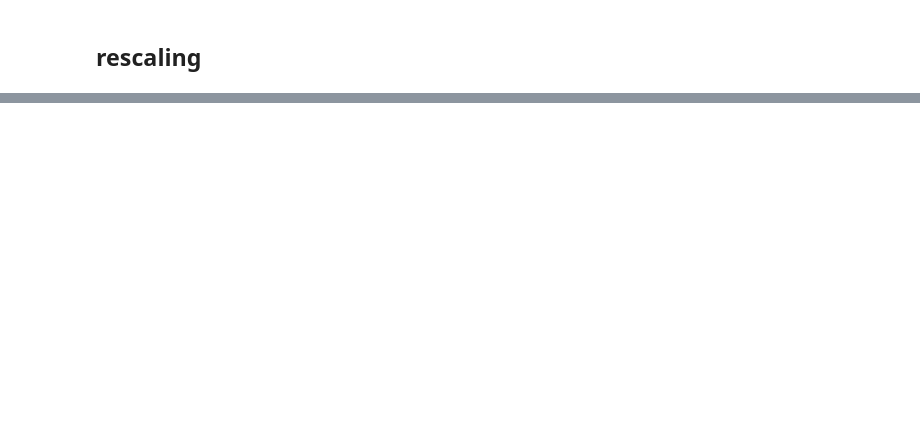
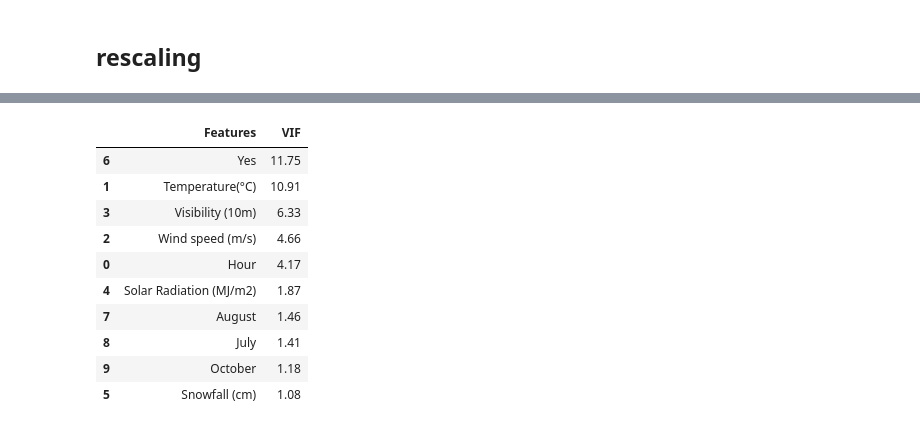
Before and after one commit to Arch0/bike-sharing, a Jupyter notebook: Bike_Sharing_Demand_Prediction_Capstone_Project.ipynb, the cells around one changed output, grey strips where cells are left out. Cells and saved outputs as stored; diff of their text form; code cells hidden in the pictures; blank space fills up the shorter version.

```diff
--- a/Bike_Sharing_Demand_Prediction_Capstone_Project.ipynb
+++ b/Bike_Sharing_Demand_Prediction_Capstone_Project.ipynb
@@ -323,0 +593,22 @@ rfe = rfe.fit(X_train, y_train)
+# %%
+from statsmodels.stats.outliers_influence import variance_inflation_factor
+
+vif = pd.DataFrame()
+X = X_train_new
+vif['Features'] = X.columns
+vif['VIF'] = [variance_inflation_factor(X.values, i) for i in range(X.shape[1])]
+vif['VIF'] = round(vif['VIF'], 2)
+vif = vif.sort_values(by = "VIF", ascending = False)
+vif
+# %% [output]
+|  | Features | VIF |
+| 6 | Yes | 11.75 |
+| 1 | Temperature(°C) | 10.91 |
+| 3 | Visibility (10m) | 6.33 |
+| 2 | Wind speed (m/s) | 4.66 |
+| 0 | Hour | 4.17 |
+| 4 | Solar Radiation (MJ/m2) | 1.87 |
+| 7 | August | 1.46 |
+| 8 | July | 1.41 |
+| 9 | October | 1.18 |
+| 5 | Snowfall (cm) | 1.08 |
```
Also changed, not shown: parts of 39 cells of this notebook.
